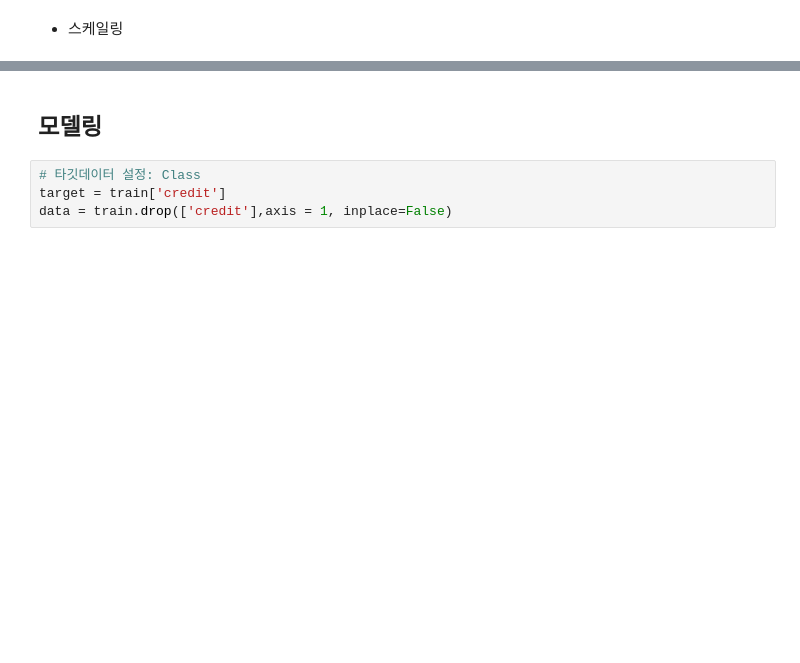
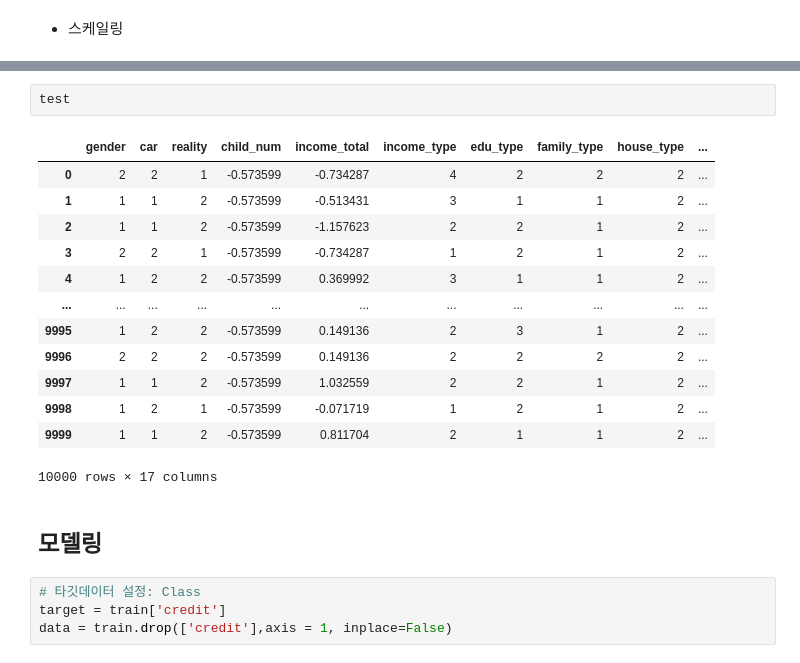
Before and after one commit to SungaHwang/ML_practice, a Jupyter notebook: LDA,QDA_신용카드연체예측.ipynb, the cells around one changed output, grey strips where cells are left out. Cells and saved outputs as stored; diff of their text form; blank space fills up the shorter version.

```diff
--- a/LDA,QDA_신용카드연체예측.ipynb
+++ b/LDA,QDA_신용카드연체예측.ipynb
@@ -318,3 +391,19 @@ dtype: int64
+# %%
+test
+# %% [output]
+|  | gender | car | reality | child_num | income_total | income_type | edu_type | family_type | house_type | ... |
+| 0 | 2 | 2 | 1 | -0.573599 | -0.734287 | 4 | 2 | 2 | 2 | ... |
+| 1 | 1 | 1 | 2 | -0.573599 | -0.513431 | 3 | 1 | 1 | 2 | ... |
+| 2 | 1 | 1 | 2 | -0.573599 | -1.157623 | 2 | 2 | 1 | 2 | ... |
+| 3 | 2 | 2 | 1 | -0.573599 | -0.734287 | 1 | 2 | 1 | 2 | ... |
+| 4 | 1 | 2 | 2 | -0.573599 | 0.369992 | 3 | 1 | 1 | 2 | ... |
+| ... | ... | ... | ... | ... | ... | ... | ... | ... | ... | ... |
+| 9995 | 1 | 2 | 2 | -0.573599 | 0.149136 | 2 | 3 | 1 | 2 | ... |
+| 9996 | 2 | 2 | 2 | -0.573599 | 0.149136 | 2 | 2 | 2 | 2 | ... |
+| 9997 | 1 | 1 | 2 | -0.573599 | 1.032559 | 2 | 2 | 1 | 2 | ... |
+| 9998 | 1 | 2 | 1 | -0.573599 | -0.071719 | 1 | 2 | 1 | 2 | ... |
+| 9999 | 1 | 1 | 2 | -0.573599 | 0.811704 | 2 | 1 | 1 | 2 | ... |
+10000 rows × 17 columns
 # %% [markdown]
 ## 모델링
 # %%
```
Also changed, not shown: parts of 11 cells of this notebook.
